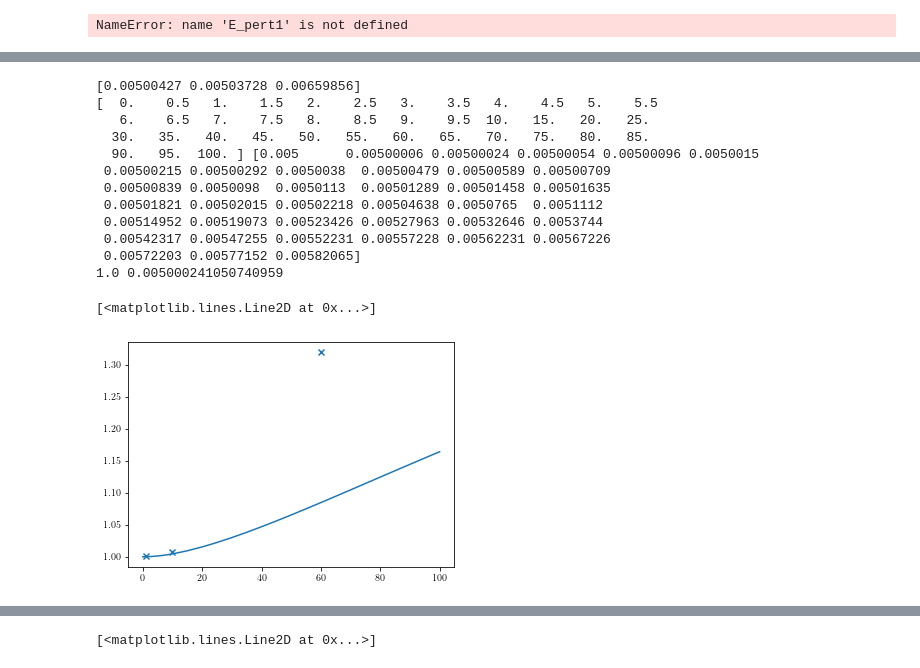
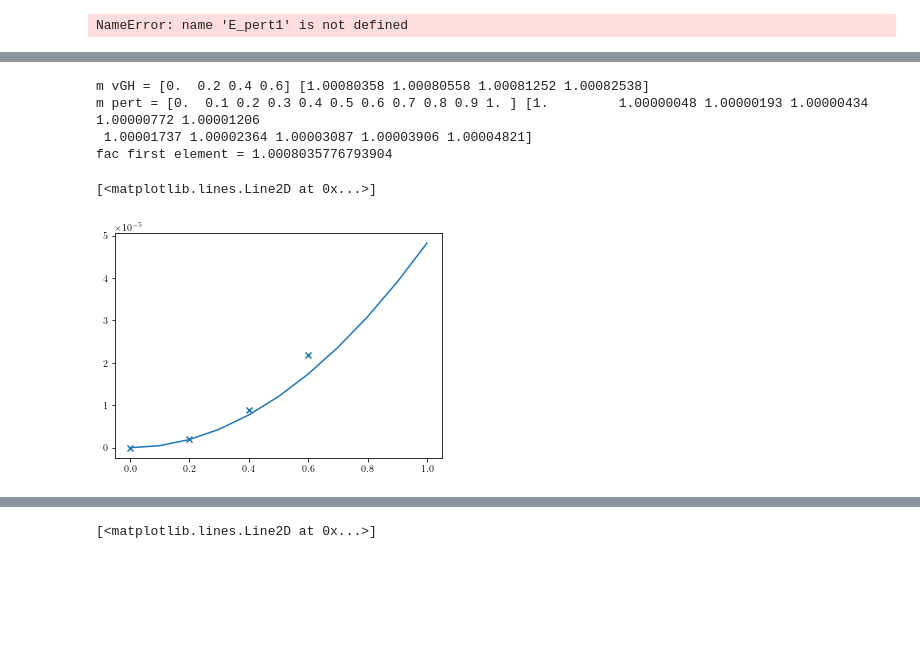
Before and after one commit to Progklui/rotor_lattice_models, a Jupyter notebook: perturbation_theory.ipynb, the cells around one changed output, grey strips where cells are left out. Drawn from its saved outputs; the diff is of its cells as text; code cells hidden in the pictures; blank space fills up the shorter version.

```diff
--- a/perturbation_theory.ipynb
+++ b/perturbation_theory.ipynb
@@ -684,6 +691,10 @@ def get_E_arr_eff_mass(V_0_range, folder, check_sys, check_sym):
     return E_arr
 # %%
-V_eff_mass_vGH = np.array([1,10,60])
+tx = 100
+ty = 100
+t = tx+ty
+
+V_eff_mass_vGH = np.array([0.0,0.2,0.4,0.6])
 
 params["Mx"] = 64
 params["My"] = 64
@@ -703,9 +714,8 @@ check_sym = '_B_1.0_Mx_'+str(params["Mx"])+'_My_'+str(params["My"])+'_qx_0_qy_1'
 folder = 'results/eff_mass/fo/'
 E_vGH1_qy = get_E_arr_eff_mass(V_eff_mass_vGH, folder, check_sys, check_sym)
 
-print(E_vGH1_q0)
-print(E_vGH1_qx)
-print(E_vGH1_qy)
-print(E_vGH1_qx-E_vGH1_q0)
-print(E_vGH1_qy-E_vGH1_qx)
+print('V_0 :', V_eff_mass_vGH)
+print('E q=0 :', E_vGH1_q0)
+print('E qx=1 :', E_vGH1_qx)
+print('E qy=1 :', E_vGH1_qy)
 # %% [output]
@@ -729,26 +729,34 @@ print(E_vGH1_qy-E_vGH1_qx)
+# %%
+def var_eff_mass(E_q, E_0, M):
+    return (2*(E_q-E_0)/(2*np.pi/M)**2)**(-1)
 # %%
-eff_mass_x_vGH = (2*(E_vGH1_qx-E_vGH1_q0)/(2*np.pi/64)**2)**(-1)
-print(eff_mass_x_vGH.real)
-print(V_0_eff_mass_range,eff_mass1_x_B_2)
-print(V_0_eff_mass_range[2],eff_mass1_x_B_2[2])
-plt.scatter(V_eff_mass_vGH, eff_mass_x_vGH.real/0.005, marker='x')
-plt.plot(V_0_eff_mass_range,eff_mass1_x_B_2/0.005)
+eff_mass_x_0 = 1/(2*tx)
+eff_mass_y_0 = 1/(2*ty)
+
+eff_mass_x_vGH_ratio = var_eff_mass(E_vGH1_qx, E_vGH1_q0, 64).real/eff_mass_x_0
+eff_mass1_x_B_1_ratio = eff_mass1_x_B_1/eff_mass_x_0
+
+print('m vGH =', V_eff_mass_vGH, eff_mass_x_vGH_ratio)
+print('m pert =', V_0_eff_mass_range, eff_mass1_x_B_1_ratio)
+
+fac = eff_mass_x_vGH_ratio[0]/eff_mass1_x_B_1_ratio[0]
+print('fac first element =', fac)
+
+plt.scatter(V_eff_mass_vGH, (eff_mass_x_vGH_ratio)-eff_mass_x_vGH_ratio[0], marker='x') # - ((eff_mass_x_vGH.real/0.005)[0]-(eff_mass1_x_B_2/0.005)[0])
+plt.plot(V_0_eff_mass_range, eff_mass1_x_B_1_ratio-1)
+
+#plt.ylim(-0.001,0.01)
+#plt.xscale('log')
+#plt.yscale('log')
+
 #plt.scatter(V_eff_mass_vGH/t, eff_mass_to_plot(eff_mass_x_vGH.real, eff_mass_x_0), marker='x')
 # %% [output]
-[0.00500427 0.00503728 0.00659856]
-[  0.    0.5   1.    1.5   2.    2.5   3.    3.5   4.    4.5   5.    5.5
-   6.    6.5   7.    7.5   8.    8.5   9.    9.5  10.   15.   20.   25.
-  30.   35.   40.   45.   50.   55.   60.   65.   70.   75.   80.   85.
-  90.   95.  100. ] [0.005      0.00500006 0.00500024 0.00500054 0.00500096 0.0050015
- 0.00500215 0.00500292 0.0050038  0.00500479 0.00500589 0.00500709
- 0.00500839 0.0050098  0.0050113  0.00501289 0.00501458 0.00501635
- 0.00501821 0.00502015 0.00502218 0.00504638 0.0050765  0.0051112
- 0.00514952 0.00519073 0.00523426 0.00527963 0.00532646 0.0053744
- 0.00542317 0.00547255 0.00552231 0.00557228 0.00562231 0.00567226
- 0.00572203 0.00577152 0.00582065]
-1.0 0.005000241050740959
+m vGH = [0.  0.2 0.4 0.6] [1.00080358 1.00080558 1.00081252 1.00082538]
+m pert = [0.  0.1 0.2 0.3 0.4 0.5 0.6 0.7 0.8 0.9 1. ] [1.         1.00000048 1.00000193 1.00000434 1.00000772 1.00001206
+ 1.00001737 1.00002364 1.00003087 1.00003906 1.00004821]
+fac first element = 1.0008035776793904
 [<matplotlib.lines.Line2D at 0x...>]
-[figure, old version]
+[figure, new version]
 # %%
 def eff_mass_to_plot(eff_mass, eff_mass_0):
     return eff_mass/eff_mass_0 - 1
```
Also changed, not shown: parts of 18 cells of this notebook, 1 other file.
